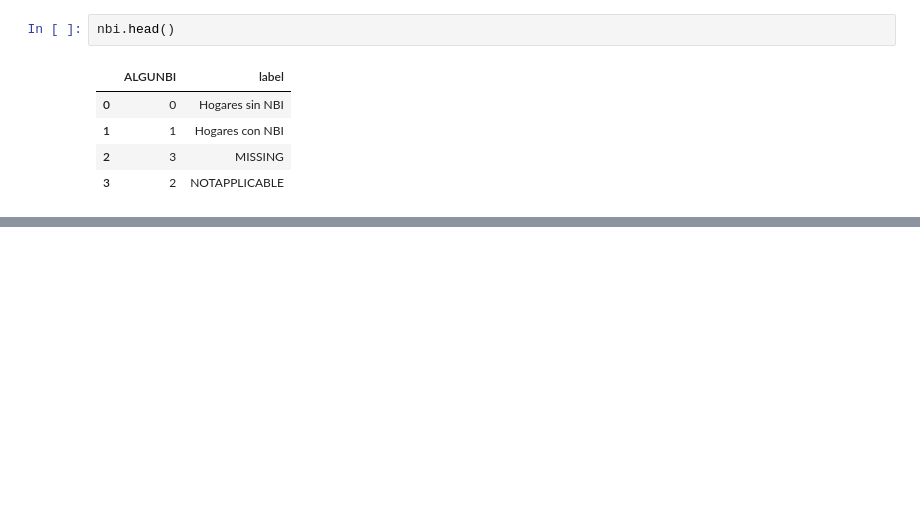
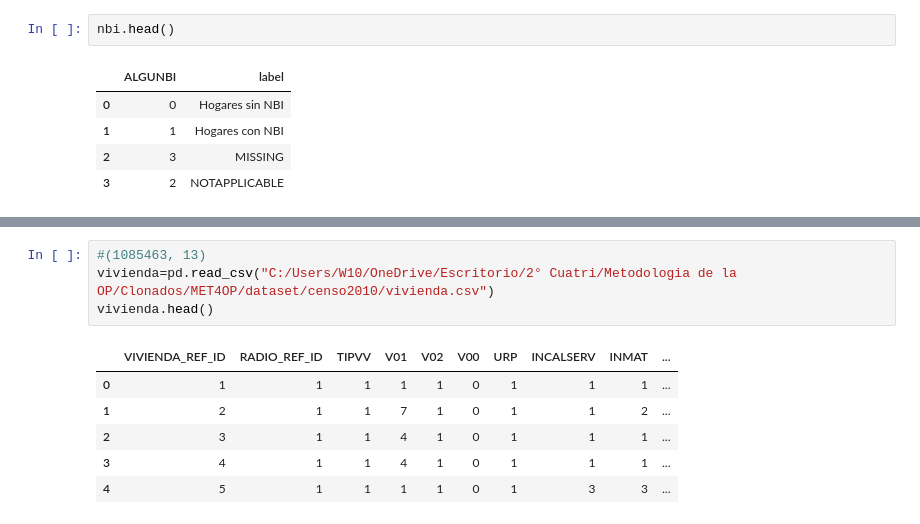
Before and after one commit to EmiKaczmarczyk/MET4OP, a Jupyter notebook: Examenes/TP2/emi.ipynb, the cells around one changed output, grey strips where cells are left out. Drawn from its saved outputs; the diff is of its cells as text; blank space fills up the shorter version.

```diff
--- a/Examenes/TP2/emi.ipynb
+++ b/Examenes/TP2/emi.ipynb
@@ -192,0 +185,11 @@ nbi.head()
+# %%
+#(1085463, 13)
+vivienda=pd.read_csv("C:/Users/W10/OneDrive/Escritorio/2° Cuatri/Metodologia de la OP/Clonados/MET4OP/dataset/censo2010/vivienda.csv")
+vivienda.head()
+# %% [output]
+|  | VIVIENDA_REF_ID | RADIO_REF_ID | TIPVV | V01 | V02 | V00 | URP | INCALSERV | INMAT | ... |
+| 0 | 1 | 1 | 1 | 1 | 1 | 0 | 1 | 1 | 1 | ... |
+| 1 | 2 | 1 | 1 | 7 | 1 | 0 | 1 | 1 | 2 | ... |
+| 2 | 3 | 1 | 1 | 4 | 1 | 0 | 1 | 1 | 1 | ... |
+| 3 | 4 | 1 | 1 | 4 | 1 | 0 | 1 | 1 | 1 | ... |
+| 4 | 5 | 1 | 1 | 1 | 1 | 0 | 1 | 3 | 3 | ... |
```
Also changed, not shown: parts of 25 cells of this notebook.
